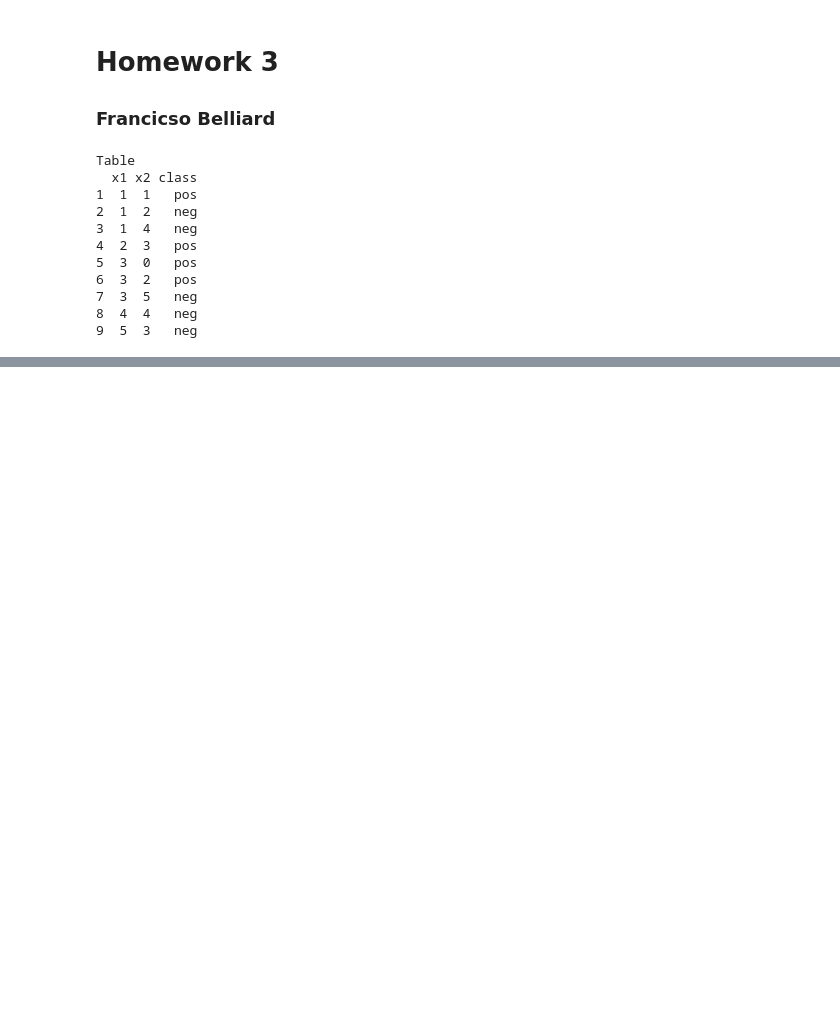
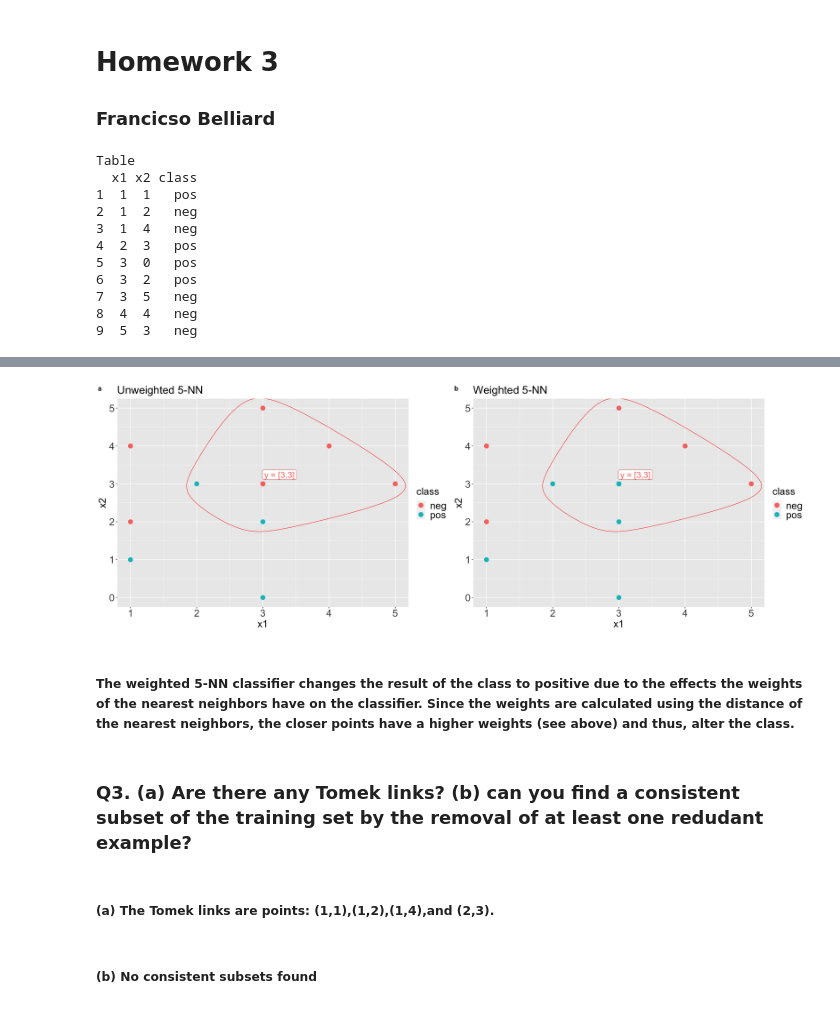
Before and after one commit to frank8922/ECE548, a Jupyter notebook: HW Assignments/HW3/HW3.ipynb, the cells around one changed output, grey strips where cells are left out. Saved outputs shown, nothing was run; the diff lists cells and outputs as text; code cells hidden in the pictures; blank space fills up the shorter version.

```diff
--- a/HW Assignments/HW3/HW3.ipynb
+++ b/HW Assignments/HW3/HW3.ipynb
@@ -60,0 +142,33 @@ pltTheme
+# %%
+# create plot3 from baseplt
+plt3 <- baseplt+
+# add point y=[3,3]
+geom_point(x=3,y=3,aes(color='neg'),size=4)+
+# label point [3,3]
+geom_label(x=3.25,y=3.24,label='y = [3,3]',size = 6,show.legend=FALSE)+
+# circle 5-NN
+geom_encircle(data=knn_points[1:5,],color='red')+
+ggtitle("Unweighted 5-NN")+
+pltTheme
+# create plot4 from baseplot
+plt4 <- baseplt+
+# add point y=[3,3]
+geom_point(x=3,y=3,aes(color='pos'),size=4)+
+# label point [3,3]
+geom_label(x=3.25,y=3.24,label='y = [3,3]',size = 6,show.legend=FALSE)+
+# circle 5-NN
+geom_encircle(data=knn_points[1:5,],color='red')+
+ggtitle("Weighted 5-NN")+
+pltTheme
+# plot side by side
+plot_grid(plt3,plt4,labels="auto")
+# %% [output]
+[figure, added]
+# %% [markdown]
+##### The weighted 5-NN classifier changes the result of the class to positive due to the effects the weights of the nearest neighbors have on the classifier. Since the weights are calculated using the distance of the nearest neighbors, the closer points have a higher weights (see above) and thus, alter the class.
+# %% [markdown]
+### Q3. (a) Are there any Tomek links? (b) can you find a consistent subset of the training set by the removal of at least one redudant example?
+# %% [markdown]
+##### (a) The Tomek links are points: (1,1),(1,2),(1,4),and (2,3).
+# %% [markdown]
+##### (b) No consistent subsets found
```
Also changed, not shown: parts of 6 cells of this notebook.
